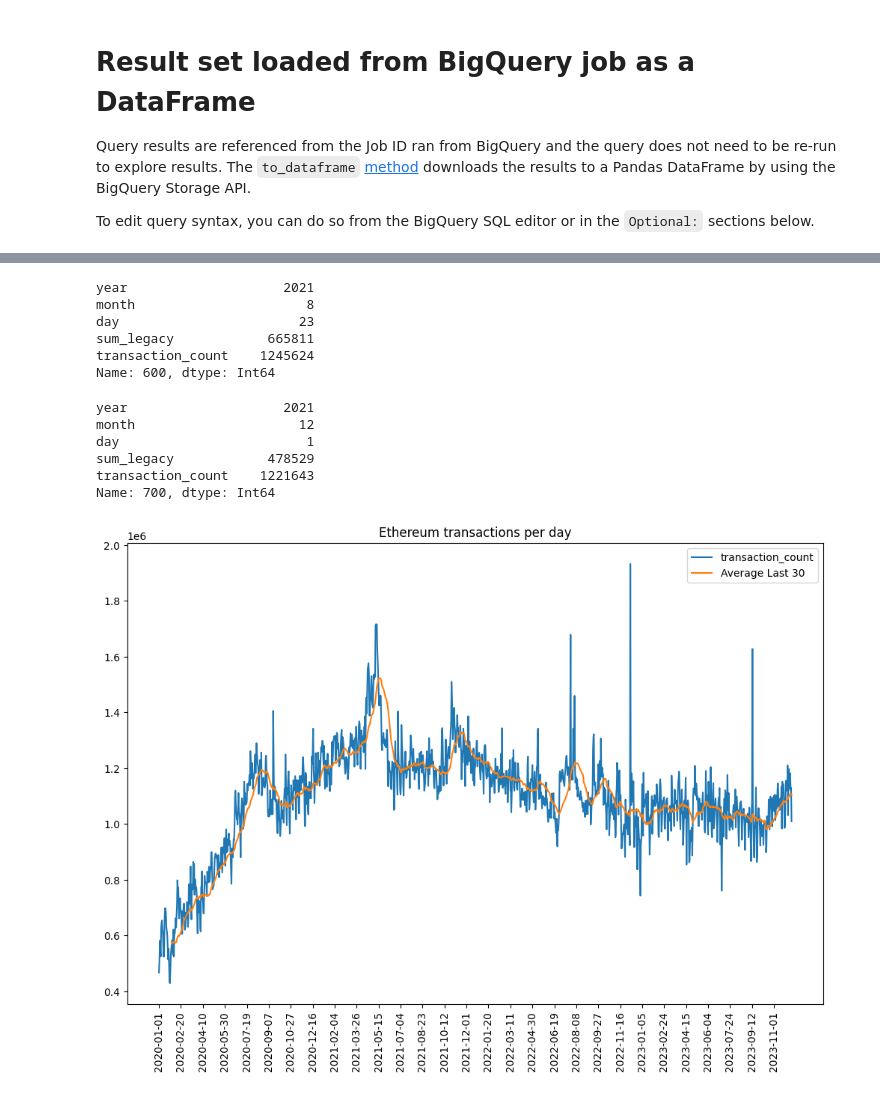
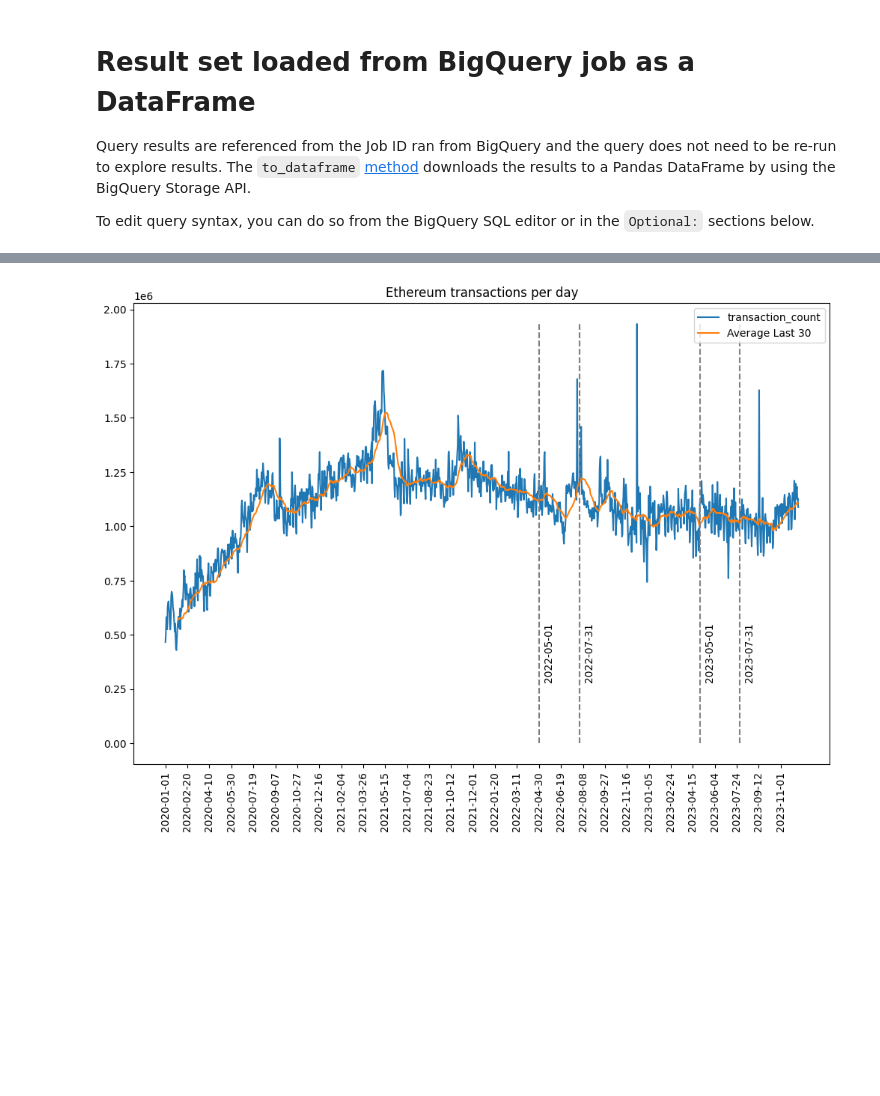
Before and after one commit to argelignacio/TRABAJO-PROFESIONAL-7599-, a Jupyter notebook: analysis/00 - Transaction count.ipynb, the cells around one changed output, grey strips where cells are left out. Drawn from its saved outputs; the diff is of its cells as text; code cells hidden in the pictures; blank space fills up the shorter version.

Commit message:
Replacing images from old 00 notebook

```diff
--- a/analysis/00 - Transaction count.ipynb
+++ b/analysis/00 - Transaction count.ipynb
@@ -45,7 +48,7 @@ To edit query syntax, you can do so from the BigQuery SQL editor or in the
 # %%
 # Running this code will read results from your previous job
 
-job = client.get_job('bquxjob_2d8659fe_18c5af4187c') # Job ID inserted based on the query results selected to explore
+job = client.get_job('bquxjob_26dfd6a_18c5b6a264c') # Job ID inserted based on the query results selected to explore
 results = job.to_dataframe()
 results
 # %% [output]
@@ -85,23 +68,36 @@ results.describe()
 # %%
 results['date'] = results.apply(lambda row: str(row['year']) + '-' + ('0' + str(row['month']))[-2:] + '-' + ('0' + str(row['day']))[-2:], axis=1)
+# %%
+results = results.loc[0:len(results) - 2]
+# %%
+results['sum_value'] = results['sum_value'].apply(float)
 # %%
 import numpy as np
 import matplotlib.pyplot as plt
 
-def show_metric(metric, title='', moving_average=False):
+def show_metric(metric, title='', moving_average=False, label_height=0.75):
   TICK_SIZE = 50
   N = 30
+  DATES = ['2022-05-01', '2022-07-31', '2023-05-01', '2023-07-31']
 
   ticks = [i * TICK_SIZE for i in range(0, len(results) // TICK_SIZE + 1)]
 
   plt.figure(figsize=(12, 8))
   plt.title(title)
   plt.xticks(ticks, results.iloc[ticks]['date'].values, rotation=90)
-  if type(metric) == str:
-    plt.plot(results[metric].values)
-  else:
-    plt.plot(metric)
+  plt.plot(results[metric].values)
   if moving_average:
     plt.plot([i for i in range(N - 1, len(results))], np.convolve(results[metric].values, np.ones(N) / N, mode='valid'))
-    plt.legend([metric, f'Average Last {N}'])
+  for date in DATES:
+    x_pos = results[results.date == date].index[0]
+    plt.vlines(
+        x_pos,
+        ymin=0,
+        ymax=max(results[metric]),
+        linestyles='dashed',
+        label=date,
+        colors='gray'
+    )
+    plt.text(x=x_pos + 10, y=label_height * max(results[metric].values), s=date, rotation=90)
+  plt.legend([metric, f'Average Last {N}'])
   plt.show()
@@ -112,22 +112,4 @@ show_metric('sum_legacy', 'Ethereum legacy transactions per day', moving_average
-# %%
-results.loc[600]
-# %% [output]
-year                    2021
-month                      8
-day                       23
-sum_legacy            665811
-transaction_count    1245624
-Name: 600, dtype: Int64
-# %%
-results.loc[700]
-# %% [output]
-year                    2021
-month                     12
-day                        1
-sum_legacy            478529
-transaction_count    1221643
-Name: 700, dtype: Int64
 # %%
-show_metric('transaction_count', 'Ethereum transactions per day', moving_average=True)
+show_metric('transaction_count', 'Ethereum transactions per day', moving_average=True, label_height=0.15)
 # %% [output]
-[figure, old version]
+[figure, new version]
```
Also changed, not shown: parts of 12 cells of this notebook, 8 other files.
